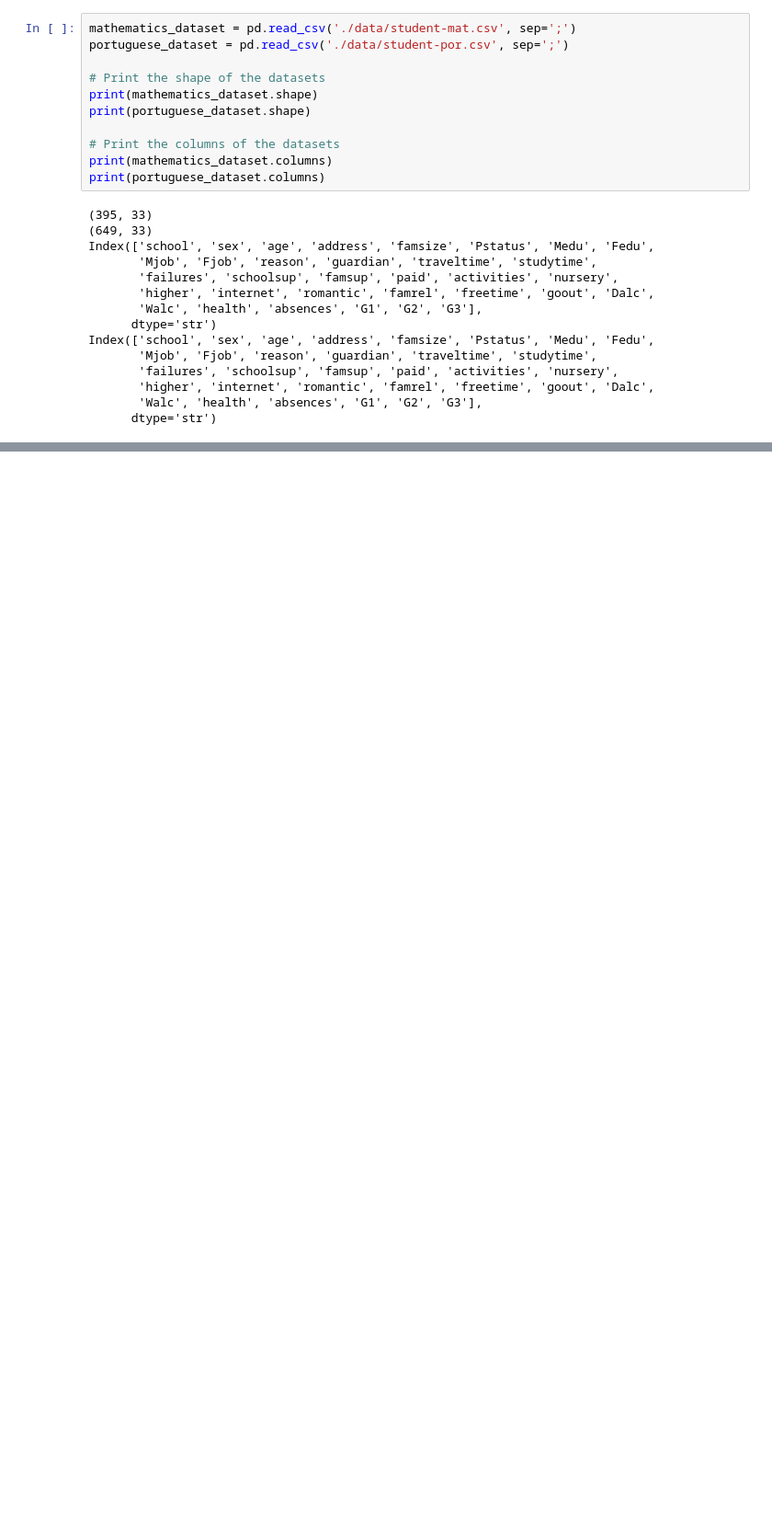
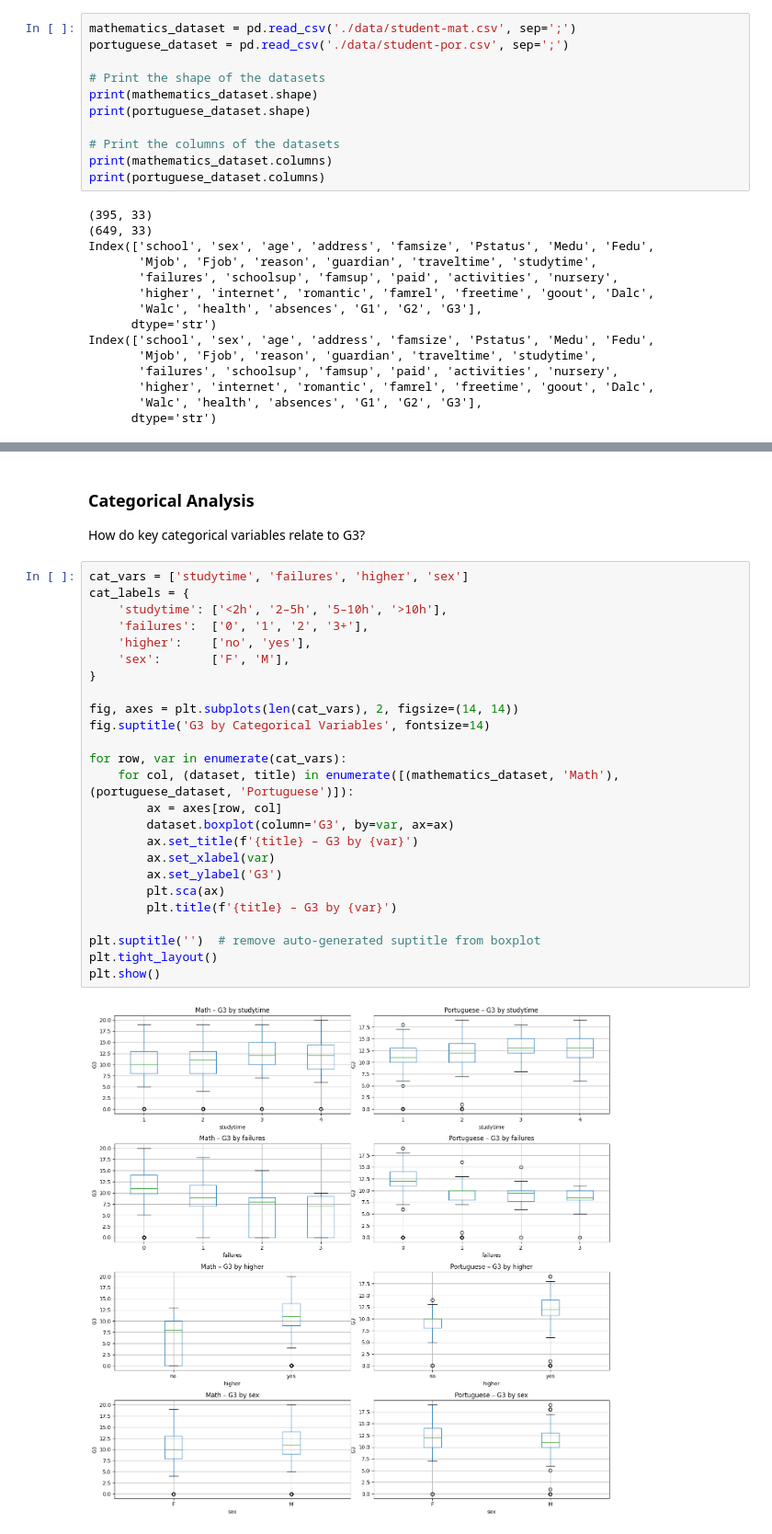
Before and after one commit to bosh99/ml-academic-performance, a Jupyter notebook: data_processing.ipynb, the cells around one changed output, grey strips where cells are left out. Shown at 92% size. Drawn from its saved outputs; the diff is of its cells as text; blank space fills up the shorter version.

```diff
--- a/data_processing.ipynb
+++ b/data_processing.ipynb
@@ -79,0 +147,30 @@ Index(['school', 'sex', 'age', 'address', 'famsize', 'Pstatus', 'Medu', 'Fedu',
+# %% [markdown]
+### Categorical Analysis
+How do key categorical variables relate to G3?
+# %%
+cat_vars = ['studytime', 'failures', 'higher', 'sex']
+cat_labels = {
+    'studytime': ['<2h', '2–5h', '5–10h', '>10h'],
+    'failures':  ['0', '1', '2', '3+'],
+    'higher':    ['no', 'yes'],
+    'sex':       ['F', 'M'],
+}
+
+fig, axes = plt.subplots(len(cat_vars), 2, figsize=(14, 14))
+fig.suptitle('G3 by Categorical Variables', fontsize=14)
+
+for row, var in enumerate(cat_vars):
+    for col, (dataset, title) in enumerate([(mathematics_dataset, 'Math'), (portuguese_dataset, 'Portuguese')]):
+        ax = axes[row, col]
+        dataset.boxplot(column='G3', by=var, ax=ax)
+        ax.set_title(f'{title} – G3 by {var}')
+        ax.set_xlabel(var)
+        ax.set_ylabel('G3')
+        plt.sca(ax)
+        plt.title(f'{title} – G3 by {var}')
+
+plt.suptitle('')  # remove auto-generated suptitle from boxplot
+plt.tight_layout()
+plt.show()
+# %% [output]
+[figure, added]
```
Also changed, not shown: parts of 10 cells of this notebook, 2 other files.
